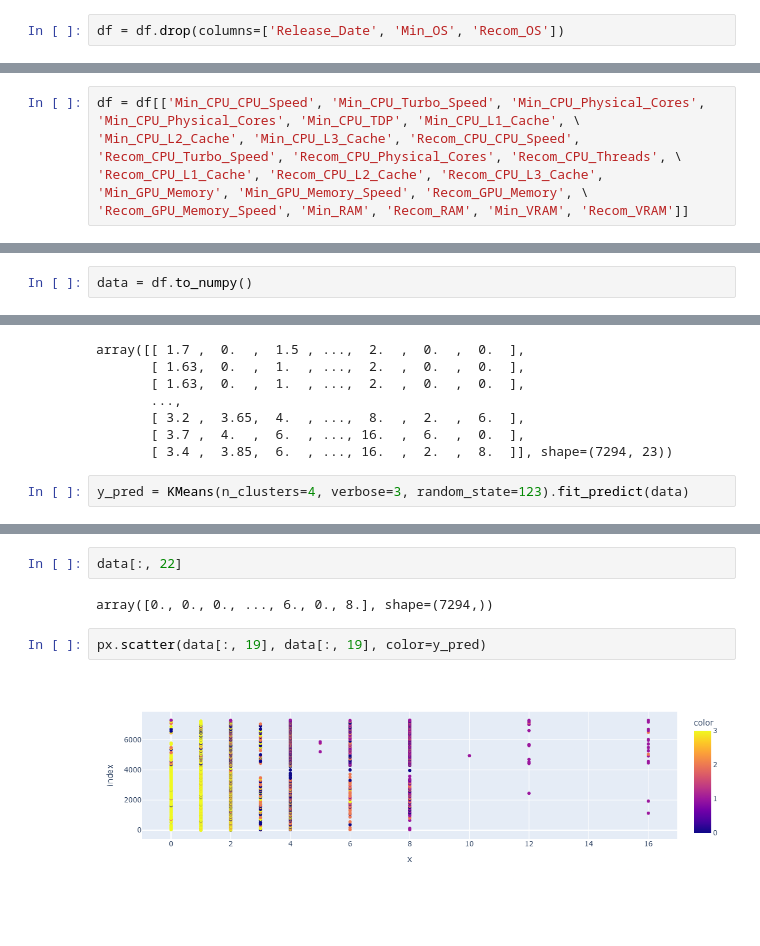
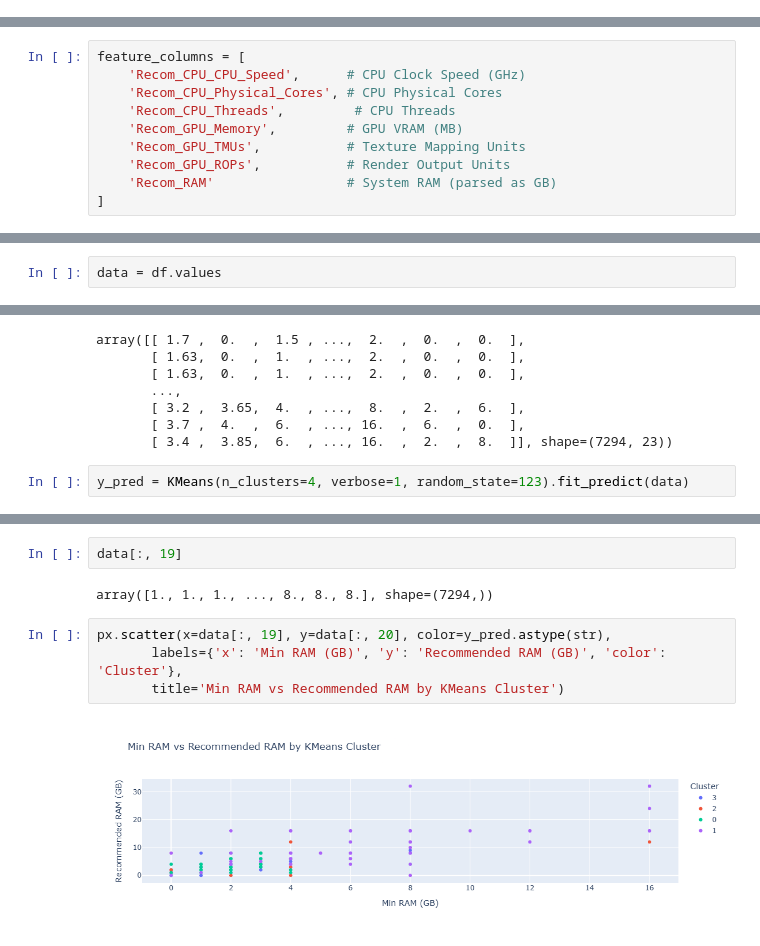
Before and after one commit to GrupoMackenzie/ProjetoAplicado03-DataScience-Mackenzie-2026, a Jupyter notebook: src/notebooks/EDA_videogame_requirements.ipynb, the cells around one changed output, grey strips where cells are left out. Saved outputs shown, nothing was run; the diff lists cells and outputs as text; blank space fills up the shorter version.

```diff
--- a/src/notebooks/EDA_videogame_requirements.ipynb
+++ b/src/notebooks/EDA_videogame_requirements.ipynb
@@ -16,7 +36,5 @@ df.head()
 | 2 | Zoo Tycoon 2: Endangered Species | NaN | NaN | NaN | NaN | NaN | ... |
 | 3 | Zu Online | NaN | NaN | NaN | NaN | NaN | ... |
 | 4 | Adventure Quest Worlds | NaN | NaN | NaN | NaN | NaN | ... |
-# %%
-df = df.drop(columns=['Release_Date', 'Min_OS', 'Recom_OS'])
 # %%
 df.info()
@@ -66,8 +67,13 @@ dtype: object
 # %%
-df = df[['Min_CPU_CPU_Speed', 'Min_CPU_Turbo_Speed', 'Min_CPU_Physical_Cores', 'Min_CPU_Physical_Cores', 'Min_CPU_TDP', 'Min_CPU_L1_Cache', \
-'Min_CPU_L2_Cache', 'Min_CPU_L3_Cache', 'Recom_CPU_CPU_Speed', 'Recom_CPU_Turbo_Speed', 'Recom_CPU_Physical_Cores', 'Recom_CPU_Threads', \
-'Recom_CPU_L1_Cache', 'Recom_CPU_L2_Cache', 'Recom_CPU_L3_Cache', 'Min_GPU_Memory', 'Min_GPU_Memory_Speed', 'Recom_GPU_Memory', \
-'Recom_GPU_Memory_Speed', 'Min_RAM', 'Recom_RAM', 'Min_VRAM', 'Recom_VRAM']]
+feature_columns = [
+    'Recom_CPU_CPU_Speed',      # CPU Clock Speed (GHz)
+    'Recom_CPU_Physical_Cores', # CPU Physical Cores
+    'Recom_CPU_Threads',         # CPU Threads
+    'Recom_GPU_Memory',         # GPU VRAM (MB)
+    'Recom_GPU_TMUs',           # Texture Mapping Units
+    'Recom_GPU_ROPs',           # Render Output Units
+    'Recom_RAM'                 # System RAM (parsed as GB)
+]
 # %%
 def convert_to_gb(value):
     if pd.isna(value):
@@ -92,4 +98,4 @@ df['Min_VRAM'].unique()
 # %% [output]
 array([0, 2, 1, 3, 4, 6, 8, 5])
 # %%
-data = df.to_numpy()
+data = df.values
@@ -104,7 +112,7 @@ array([[ 1.7 ,  0.  ,  1.5 , ...,  2.  ,  0.  ,  0.  ],
        [ 3.7 ,  4.  ,  6.  , ..., 16.  ,  6.  ,  0.  ],
        [ 3.4 ,  3.85,  6.  , ..., 16.  ,  2.  ,  8.  ]], shape=(7294, 23))
 # %%
-y_pred = KMeans(n_clusters=4, verbose=3, random_state=123).fit_predict(data)
+y_pred = KMeans(n_clusters=4, verbose=1, random_state=123).fit_predict(data)
 # %% [output]
 Initialization complete
 Iteration 0, inertia 34800880919.44861.
@@ -123,8 +131,10 @@ Converged at iteration 11: center shift 17.480420746044018 within tolerance 46.7
 # %%
-data[:, 22]
+data[:, 19]
 # %% [output]
-array([0., 0., 0., ..., 6., 0., 8.], shape=(7294,))
+array([1., 1., 1., ..., 8., 8., 8.], shape=(7294,))
 # %%
-px.scatter(data[:, 19], data[:, 19], color=y_pred)
+px.scatter(x=data[:, 19], y=data[:, 20], color=y_pred.astype(str),
+       labels={'x': 'Min RAM (GB)', 'y': 'Recommended RAM (GB)', 'color': 'Cluster'},
+       title='Min RAM vs Recommended RAM by KMeans Cluster')
 # %% [output]
-[figure, old version]
+[figure, new version]
```
Also changed, not shown: parts of 19 cells of this notebook, 14 other files.
